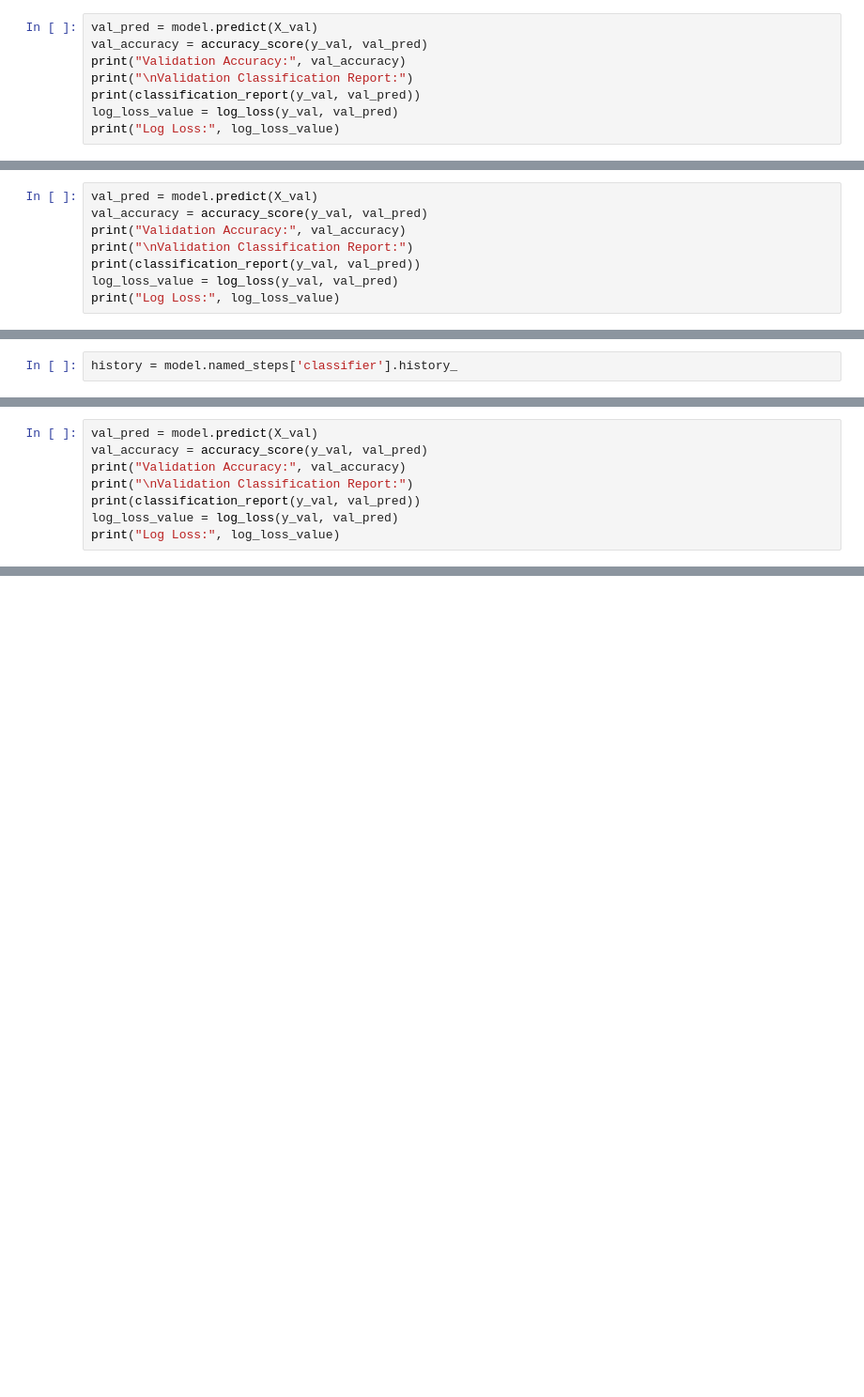
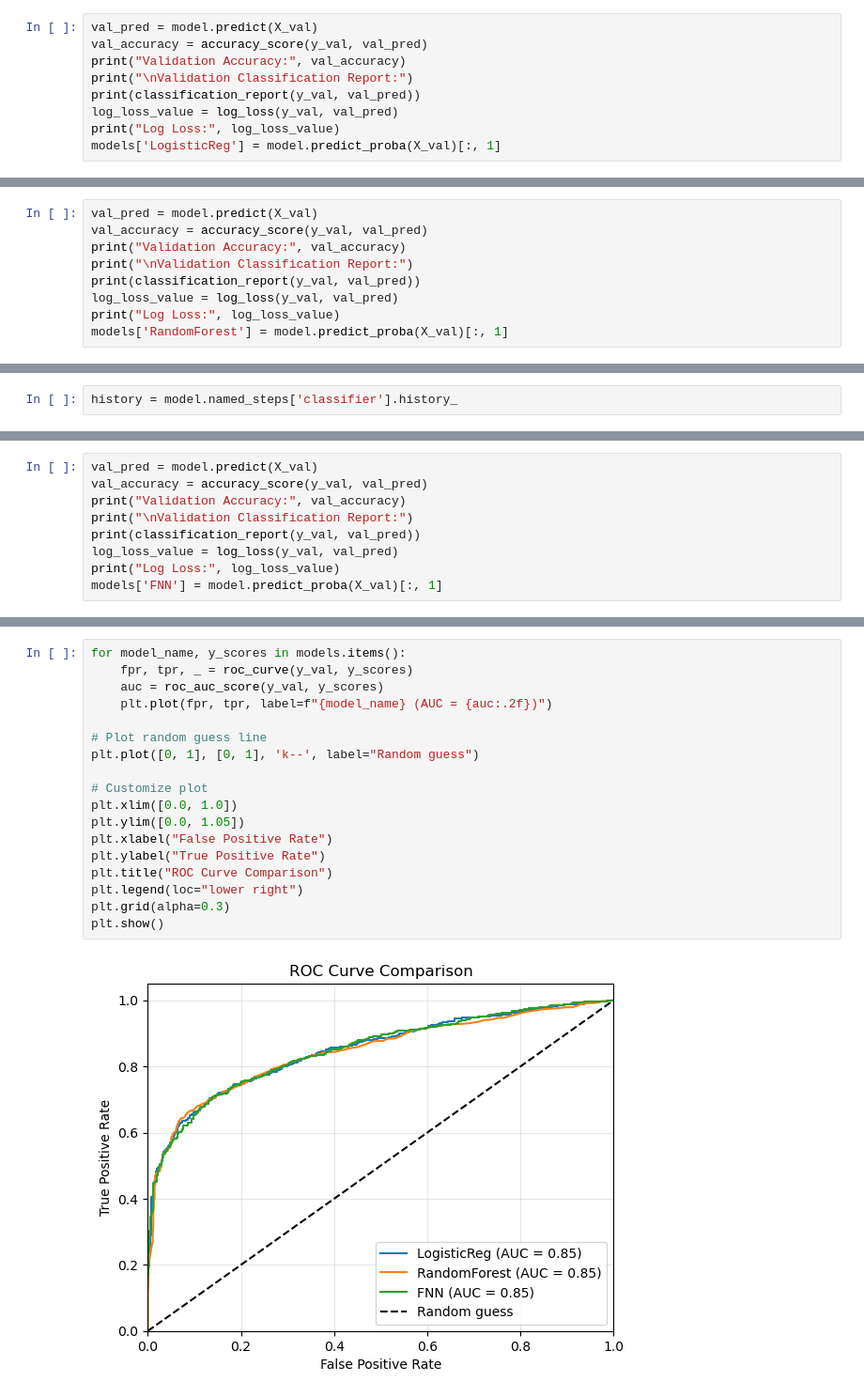
Before and after one commit to rfbull/mids-w207-final-project, a Jupyter notebook: Spotify_hiphop.ipynb, the cells around one changed output, grey strips where cells are left out. Shown at 94% size. Saved outputs shown, nothing was run; the diff lists cells and outputs as text; blank space fills up the shorter version.

```diff
--- a/Spotify_hiphop.ipynb
+++ b/Spotify_hiphop.ipynb
@@ -398,6 +402,7 @@ print("\nValidation Classification Report:")
 print(classification_report(y_val, val_pred))
 log_loss_value = log_loss(y_val, val_pred)
 print("Log Loss:", log_loss_value)
+models['LogisticReg'] = model.predict_proba(X_val)[:, 1]
 # %% [output]
 Validation Accuracy: 0.7797581158497772
 
@@ -498,6 +503,7 @@ print("\nValidation Classification Report:")
 print(classification_report(y_val, val_pred))
 log_loss_value = log_loss(y_val, val_pred)
 print("Log Loss:", log_loss_value)
+models['RandomForest'] = model.predict_proba(X_val)[:, 1]
 # %% [output]
 Validation Accuracy: 0.7803946530872056
 
@@ -737,4 +743,5 @@ print("\nValidation Classification Report:")
 print(classification_report(y_val, val_pred))
 log_loss_value = log_loss(y_val, val_pred)
 print("Log Loss:", log_loss_value)
+models['FNN'] = model.predict_proba(X_val)[:, 1]
 # %% [output]
@@ -875,0 +785,20 @@ log_loss_normalized
+# %%
+for model_name, y_scores in models.items():
+    fpr, tpr, _ = roc_curve(y_val, y_scores)
+    auc = roc_auc_score(y_val, y_scores)
+    plt.plot(fpr, tpr, label=f"{model_name} (AUC = {auc:.2f})")
+
+# Plot random guess line
+plt.plot([0, 1], [0, 1], 'k--', label="Random guess")
+
+# Customize plot
+plt.xlim([0.0, 1.0])
+plt.ylim([0.0, 1.05])
+plt.xlabel("False Positive Rate")
+plt.ylabel("True Positive Rate")
+plt.title("ROC Curve Comparison")
+plt.legend(loc="lower right")
+plt.grid(alpha=0.3)
+plt.show()
+# %% [output]
+[figure, added]
```
Also changed, not shown: parts of 19 cells of this notebook.
